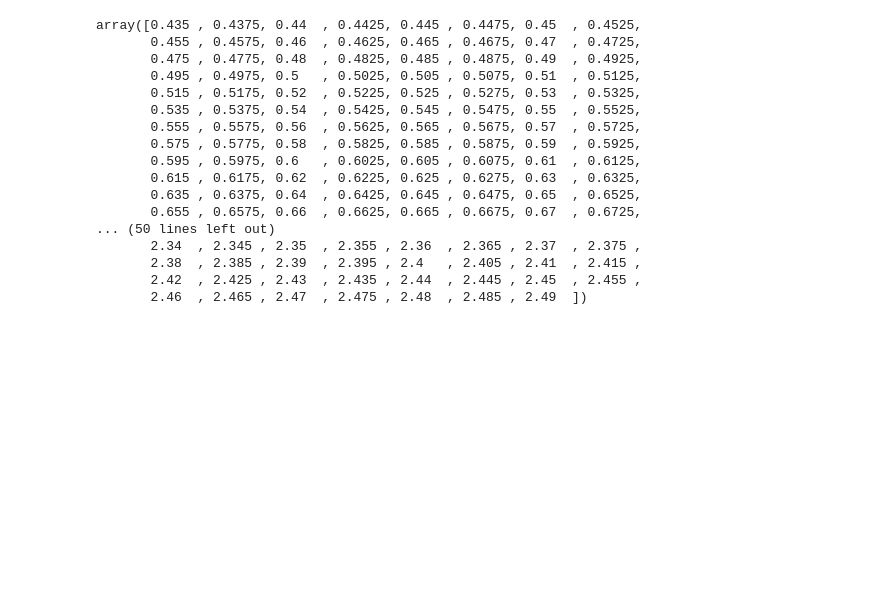
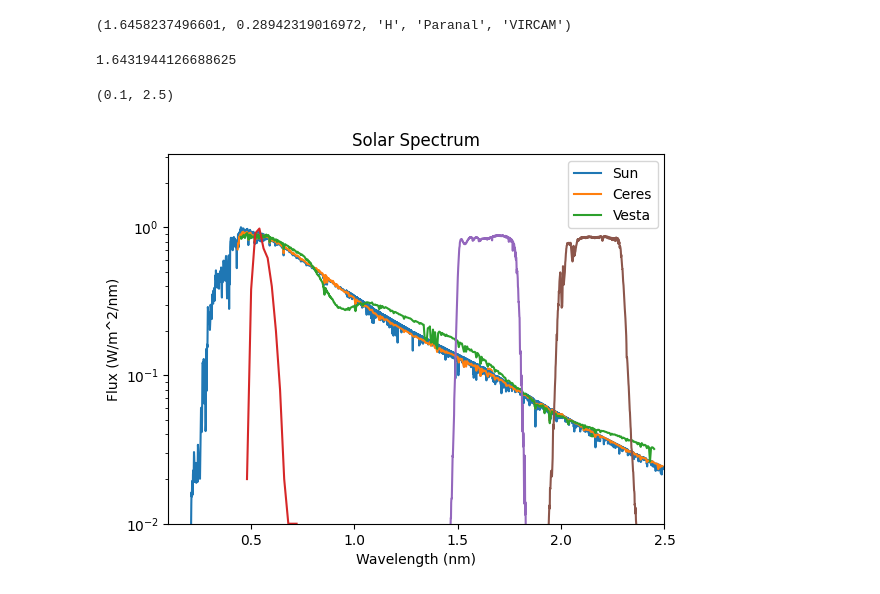
Before and after one commit to bcarry/ska, a Jupyter notebook: sandbox/test_ska.ipynb, the cells around one changed output. Drawn from its saved outputs; the diff is of its cells as text; code cells hidden in the pictures; blank space fills up the shorter version.

```diff
--- a/sandbox/test_ska.ipynb
+++ b/sandbox/test_ska.ipynb
@@ -45,20 +16,0 @@ array([0.435 , 0.4375, 0.44  , 0.4425, 0.445 , 0.4475, 0.45  , 0.4525,
-# %%
-sun.Wavelength
-# %% [output]
-array([0.435 , 0.4375, 0.44  , 0.4425, 0.445 , 0.4475, 0.45  , 0.4525,
-       0.455 , 0.4575, 0.46  , 0.4625, 0.465 , 0.4675, 0.47  , 0.4725,
-       0.475 , 0.4775, 0.48  , 0.4825, 0.485 , 0.4875, 0.49  , 0.4925,
-       0.495 , 0.4975, 0.5   , 0.5025, 0.505 , 0.5075, 0.51  , 0.5125,
-       0.515 , 0.5175, 0.52  , 0.5225, 0.525 , 0.5275, 0.53  , 0.5325,
-       0.535 , 0.5375, 0.54  , 0.5425, 0.545 , 0.5475, 0.55  , 0.5525,
-       0.555 , 0.5575, 0.56  , 0.5625, 0.565 , 0.5675, 0.57  , 0.5725,
-       0.575 , 0.5775, 0.58  , 0.5825, 0.585 , 0.5875, 0.59  , 0.5925,
-       0.595 , 0.5975, 0.6   , 0.6025, 0.605 , 0.6075, 0.61  , 0.6125,
-       0.615 , 0.6175, 0.62  , 0.6225, 0.625 , 0.6275, 0.63  , 0.6325,
-       0.635 , 0.6375, 0.64  , 0.6425, 0.645 , 0.6475, 0.65  , 0.6525,
-       0.655 , 0.6575, 0.66  , 0.6625, 0.665 , 0.6675, 0.67  , 0.6725,
-... (50 lines left out)
-       2.34  , 2.345 , 2.35  , 2.355 , 2.36  , 2.365 , 2.37  , 2.375 ,
-       2.38  , 2.385 , 2.39  , 2.395 , 2.4   , 2.405 , 2.41  , 2.415 ,
-       2.42  , 2.425 , 2.43  , 2.435 , 2.44  , 2.445 , 2.45  , 2.455 ,
-       2.46  , 2.465 , 2.47  , 2.475 , 2.48  , 2.485 , 2.49  ])
@@ -64,0 +22,4 @@ array([0.435 , 0.4375, 0.44  , 0.4425, 0.445 , 0.4475, 0.45  , 0.4525,
+# %%
+H.central_wavelength, H.FWHM, H.band, H.facility, H.instrument
+# %% [output]
+(1.6458237496601, 0.28942319016972, 'H', 'Paranal', 'VIRCAM')
@@ -65,3 +29,47 @@ array([0.435 , 0.4375, 0.44  , 0.4425, 0.445 , 0.4475, 0.45  , 0.4525,
+# %%
+ceres = ska.Spectrum('ceres.csv')
+ceres.reflectance_to_color( V, H, phot_sys='Vega')
+
+vesta = ska.Spectrum('vesta.csv')
+vesta.reflectance_to_color( V, H, phot_sys='Vega')
+# %% [output]
+1.6431944126688625
+# %%
+fig, ax = plt.subplots()
+
+
+ax.plot(sun.Wavelength, sun.Flux, label='Sun')
+
+
+
+ceres_spec = ceres.reflectance_to_flux(sun)
+# ceres_spec.reflectance_to_flux(sun)
+ax.plot( ceres_spec.Wavelength, ceres_spec.Flux, label='Ceres')
+
+vesta_spec = vesta.reflectance_to_flux(sun)
+# vesta_spec = vesta.copy()
+# vesta_spec.reflectance_to_flux(sun)
+ax.plot( vesta_spec.Wavelength, vesta_spec.Flux, label='Vesta')
+
+for filt in [V, H, K]:
+    refl = filt.compute_flux(sun)
+    cent = filt.central_wavelength
+
+    ax.plot( filt.wave, filt.trans)#, label=filt.id)
+    ax.scatter(cent, refl)#, label=filt.id)
+
+
+ax.set_xlabel('Wavelength (nm)')
+ax.set_ylabel('Flux (W/m^2/nm)')
+ax.set_title('Solar Spectrum')
+ax.legend()
+# ax.set_xscale('log')
+ax.set_yscale('log')
+ax.set_ylim(bottom=1e-2)
+ax.set_xlim(0.1,2.5)
+# %% [output]
+(0.1, 2.5)
+[figure, added]
 # %%
 fig, ax = plt.subplots()
 
```
Also changed, not shown: parts of 14 cells of this notebook, 8 other files.
